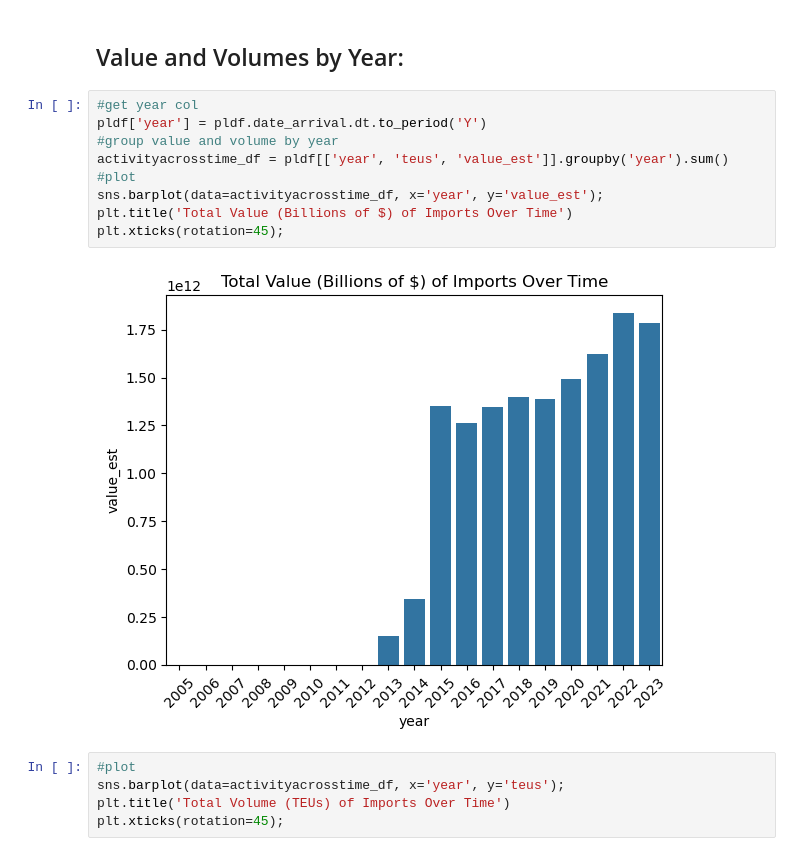
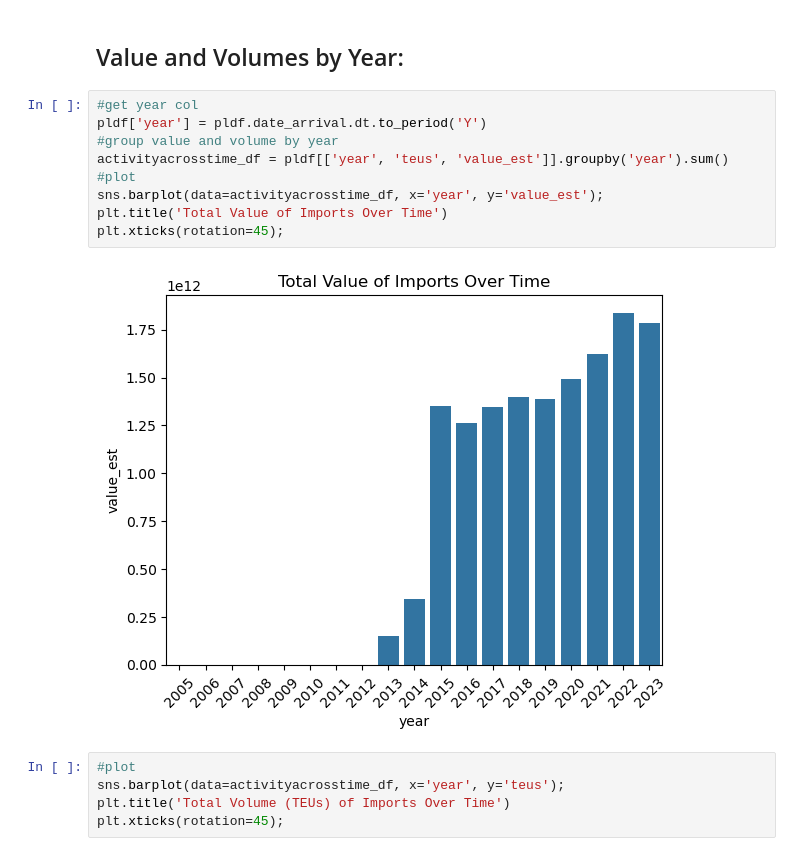
Before and after one commit to epistemetrica/PIERS-Data-Project, a Jupyter notebook: imports_explore.ipynb, the cells around one changed output. Drawn from its saved outputs; the diff is of its cells as text.

Commit message:
fix typo in graph

```diff
--- a/imports_explore.ipynb
+++ b/imports_explore.ipynb
@@ -106,14 +106,14 @@ pldf.describe()
 # %%
 #get year col
 pldf['year'] = pldf.date_arrival.dt.to_period('Y')
 #group value and volume by year
 activityacrosstime_df = pldf[['year', 'teus', 'value_est']].groupby('year').sum()
 #plot
 sns.barplot(data=activityacrosstime_df, x='year', y='value_est');
-plt.title('Total Value (Billions of $) of Imports Over Time')
+plt.title('Total Value of Imports Over Time')
 plt.xticks(rotation=45);
 # %% [output]
-[figure, old version]
+[figure, new version]
 # %%
 #plot
 sns.barplot(data=activityacrosstime_df, x='year', y='teus');
```
